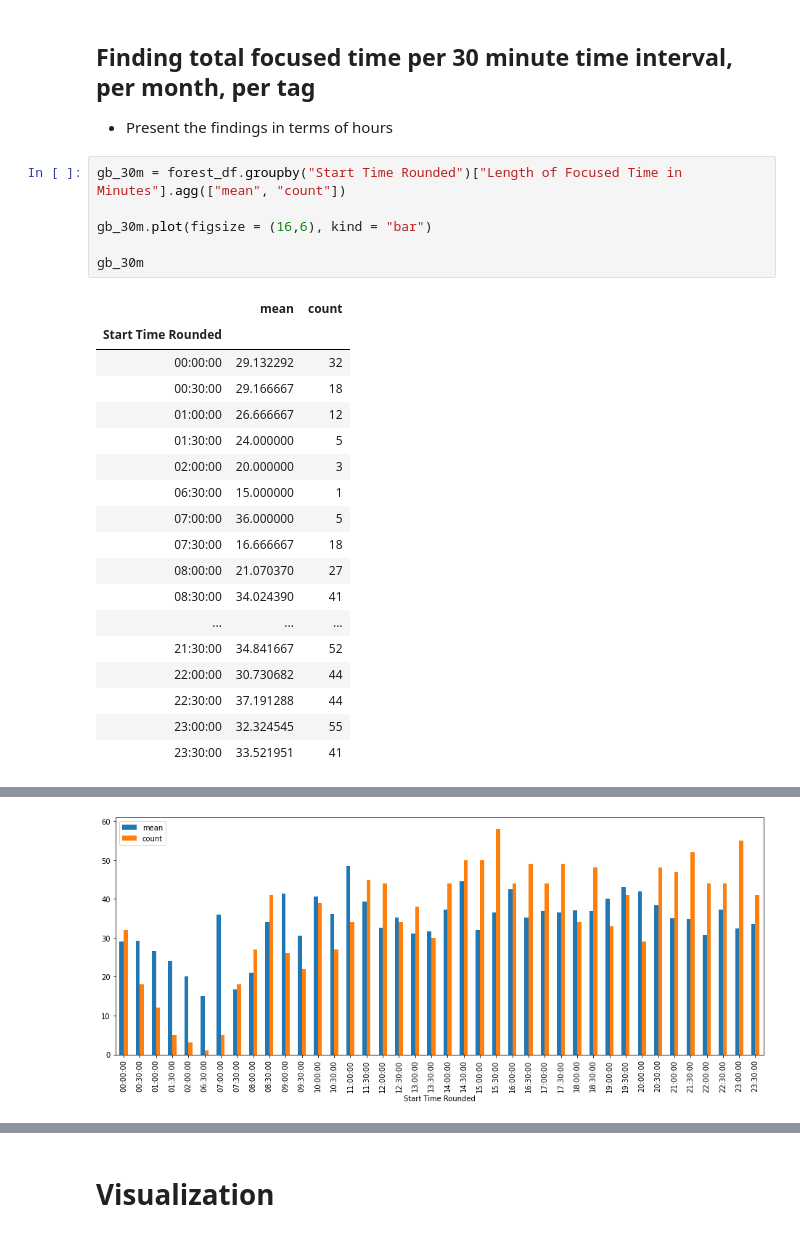
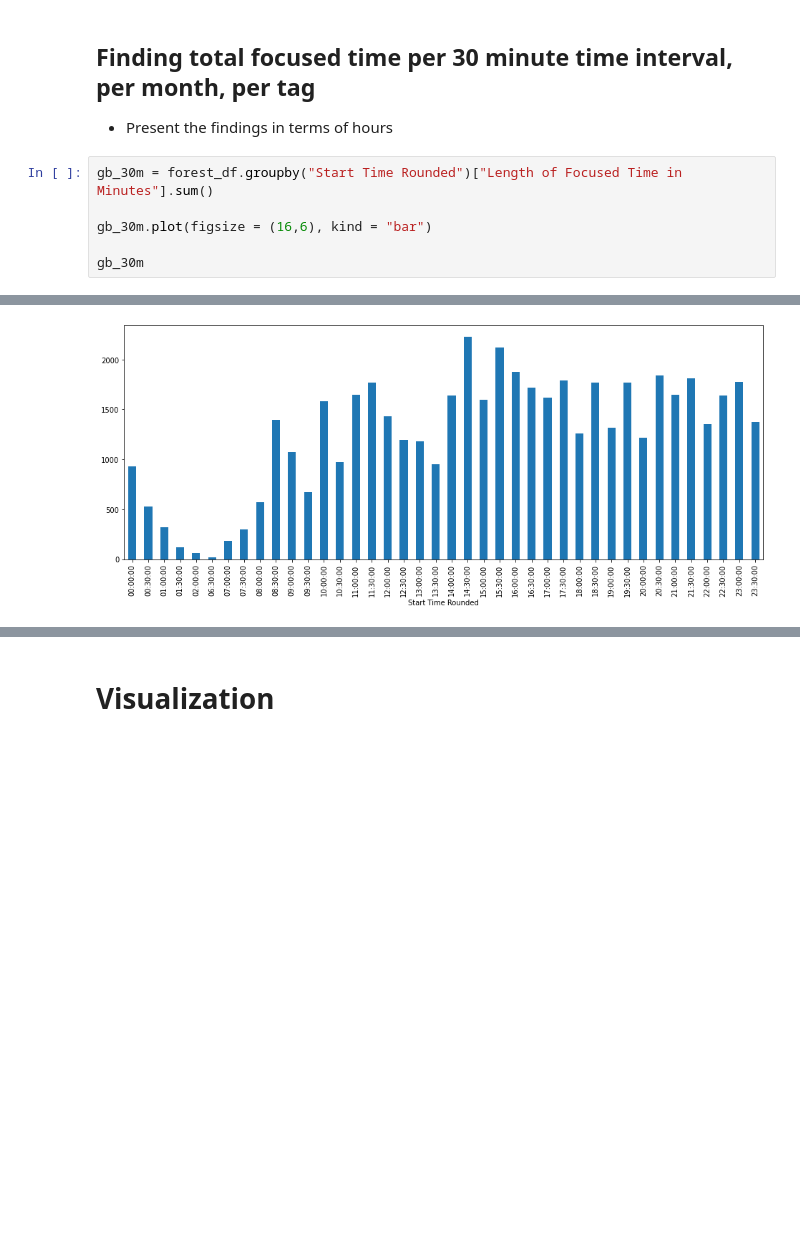
Before and after one commit to statistactics/forest-visual, a Jupyter notebook: Forest Visualization.ipynb, the cells around one changed output, grey strips where cells are left out. Cells and saved outputs as stored; diff of their text form; blank space fills up the shorter version.

```diff
--- a/Forest Visualization.ipynb
+++ b/Forest Visualization.ipynb
@@ -401,27 +401,9 @@ forest_df
 ## Finding total focused time per 30 minute time interval, per month, per tag
 - Present the findings in terms of hours
 # %%
-gb_30m = forest_df.groupby("Start Time Rounded")["Length of Focused Time in Minutes"].agg(["mean", "count"])
+gb_30m = forest_df.groupby("Start Time Rounded")["Length of Focused Time in Minutes"].sum()
 
 gb_30m.plot(figsize = (16,6), kind = "bar")
 
 gb_30m
 # %% [output]
-|  | mean | count |
-| Start Time Rounded |  |  |
-| 00:00:00 | 29.132292 | 32 |
-| 00:30:00 | 29.166667 | 18 |
-| 01:00:00 | 26.666667 | 12 |
-| 01:30:00 | 24.000000 | 5 |
-| 02:00:00 | 20.000000 | 3 |
-| 06:30:00 | 15.000000 | 1 |
-| 07:00:00 | 36.000000 | 5 |
-| 07:30:00 | 16.666667 | 18 |
-| 08:00:00 | 21.070370 | 27 |
-| 08:30:00 | 34.024390 | 41 |
-| ... | ... | ... |
-| 21:30:00 | 34.841667 | 52 |
-| 22:00:00 | 30.730682 | 44 |
-| 22:30:00 | 37.191288 | 44 |
-| 23:00:00 | 32.324545 | 55 |
-| 23:30:00 | 33.521951 | 41 |
@@ -428 +427 @@ gb_30m
-[figure, old version]
+[figure, new version]
```
Also changed, not shown: parts of 17 cells of this notebook.
